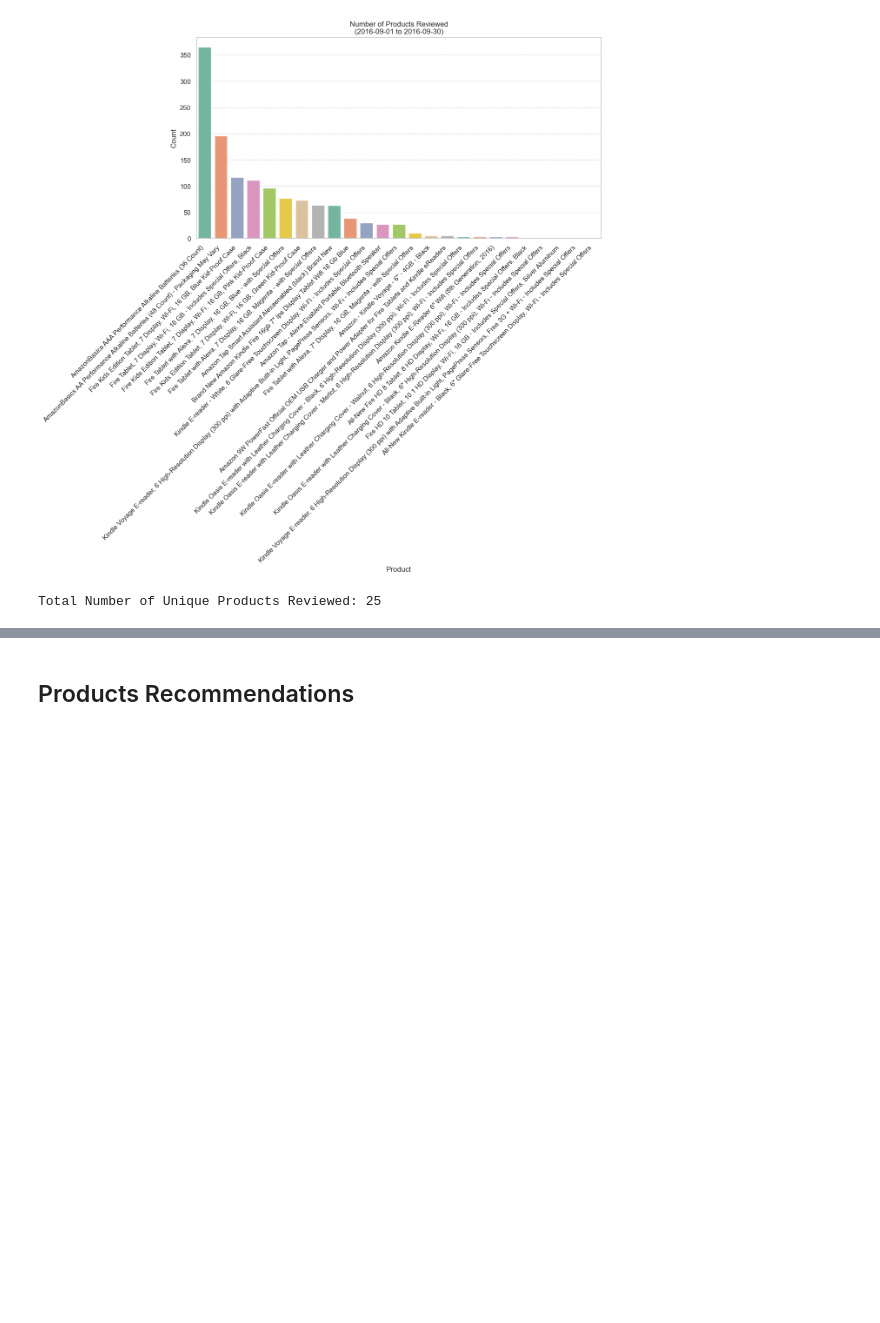
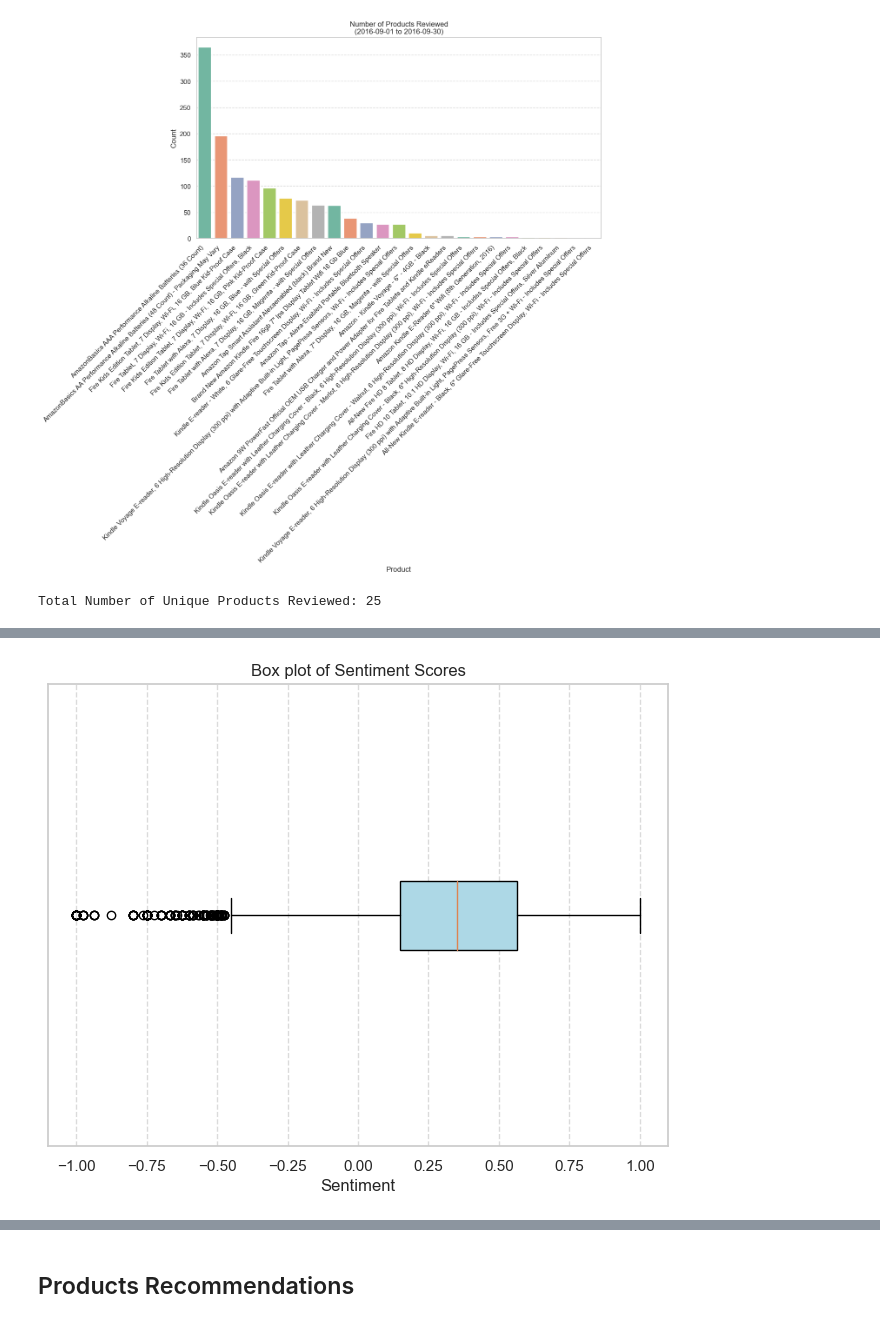
Before and after one commit to muhkashiff/amazon_products_sentimental_analysis, a Jupyter notebook: amazon_products_sentimental.ipynb, the cells around one changed output, grey strips where cells are left out. Drawn from its saved outputs; the diff is of its cells as text; code cells hidden in the pictures; blank space fills up the shorter version.

```diff
--- a/amazon_products_sentimental.ipynb
+++ b/amazon_products_sentimental.ipynb
@@ -646,0 +668,16 @@ Total Number of Unique Products Reviewed: 25
+# %%
+# Create a box plot with custom box color
+plt.figure(figsize=(8, 6))
+bp = plt.boxplot(sentiment_df['sentiment'], vert=False, patch_artist=True)
+
+# Customize box color
+for box in bp['boxes']:
+    box.set(facecolor='lightblue')  # Change the color here
+
+plt.title('Box plot of Sentiment Scores')
+plt.xlabel('Sentiment')
+plt.yticks([])
+plt.grid(axis='x', linestyle='--', alpha=0.7)
+plt.show()
+# %% [output]
+[figure, added]
```
Also changed, not shown: parts of 4 cells of this notebook.
